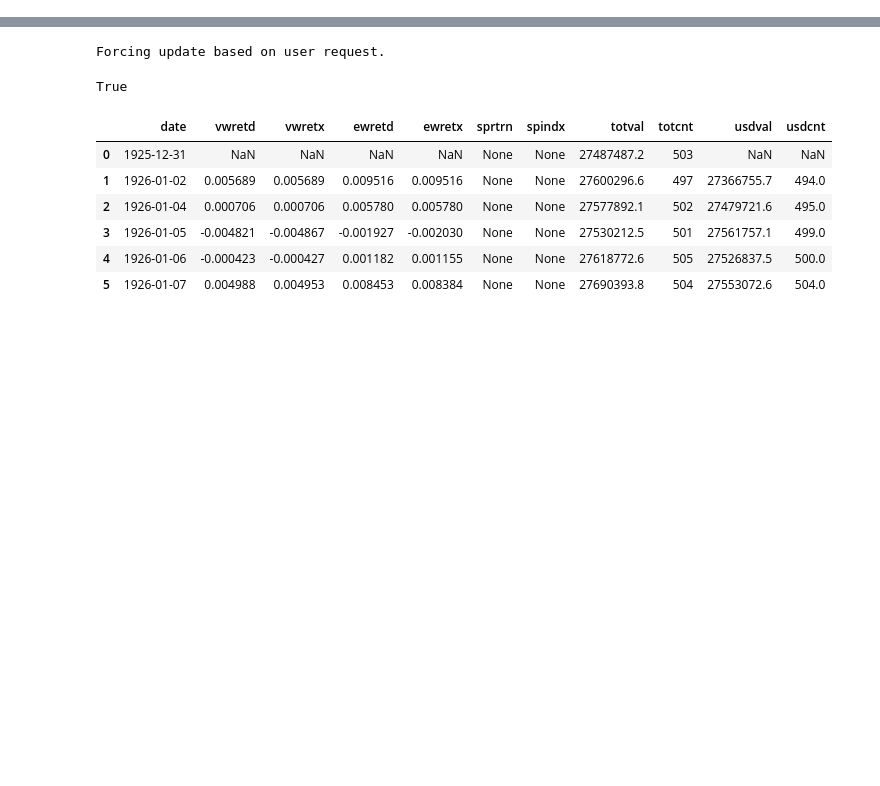
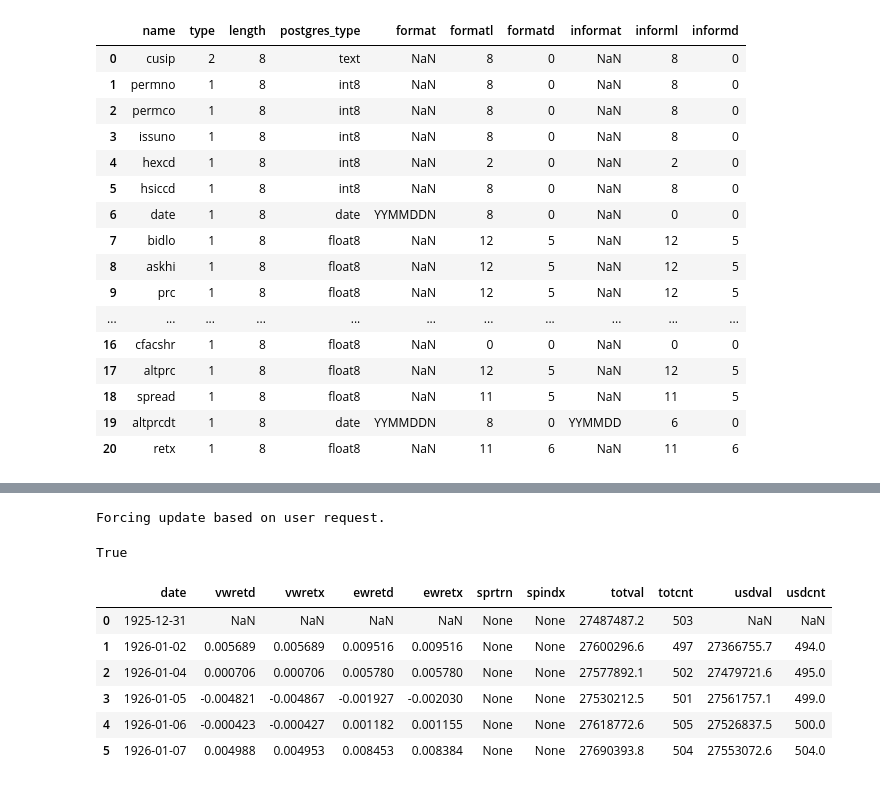
Before and after one commit to iangow/wrds_pg, a Jupyter notebook: wrds_update_test.ipynb, the cells around one changed output, grey strips where cells are left out. Cells and saved outputs as stored; diff of their text form; code cells hidden in the pictures; blank space fills up the shorter version.

```diff
--- a/wrds_update_test.ipynb
+++ b/wrds_update_test.ipynb
@@ -89,0 +128,20 @@ iangow
+# %%
+df.loc[:,['name', 'type', 'length', 'postgres_type', 'format', 'formatl', 'formatd', 'informat', 'informl', 'informd']]
+# %% [output]
+|  | name | type | length | postgres_type | format | formatl | formatd | informat | informl | informd |
+| 0 | cusip | 2 | 8 | text | NaN | 8 | 0 | NaN | 8 | 0 |
+| 1 | permno | 1 | 8 | int8 | NaN | 8 | 0 | NaN | 8 | 0 |
+| 2 | permco | 1 | 8 | int8 | NaN | 8 | 0 | NaN | 8 | 0 |
+| 3 | issuno | 1 | 8 | int8 | NaN | 8 | 0 | NaN | 8 | 0 |
+| 4 | hexcd | 1 | 8 | int8 | NaN | 2 | 0 | NaN | 2 | 0 |
+| 5 | hsiccd | 1 | 8 | int8 | NaN | 8 | 0 | NaN | 8 | 0 |
+| 6 | date | 1 | 8 | date | YYMMDDN | 8 | 0 | NaN | 0 | 0 |
+| 7 | bidlo | 1 | 8 | float8 | NaN | 12 | 5 | NaN | 12 | 5 |
+| 8 | askhi | 1 | 8 | float8 | NaN | 12 | 5 | NaN | 12 | 5 |
+| 9 | prc | 1 | 8 | float8 | NaN | 12 | 5 | NaN | 12 | 5 |
+| ... | ... | ... | ... | ... | ... | ... | ... | ... | ... | ... |
+| 16 | cfacshr | 1 | 8 | float8 | NaN | 0 | 0 | NaN | 0 | 0 |
+| 17 | altprc | 1 | 8 | float8 | NaN | 12 | 5 | NaN | 12 | 5 |
+| 18 | spread | 1 | 8 | float8 | NaN | 11 | 5 | NaN | 11 | 5 |
+| 19 | altprcdt | 1 | 8 | date | YYMMDDN | 8 | 0 | YYMMDD | 6 | 0 |
+| 20 | retx | 1 | 8 | float8 | NaN | 11 | 6 | NaN | 11 | 6 |
```
Also changed, not shown: parts of 6 cells of this notebook.
